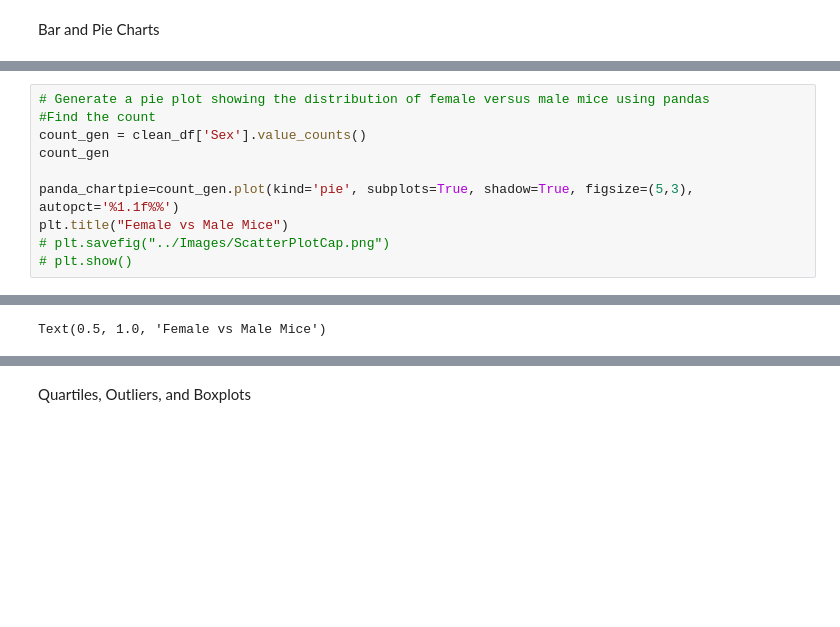
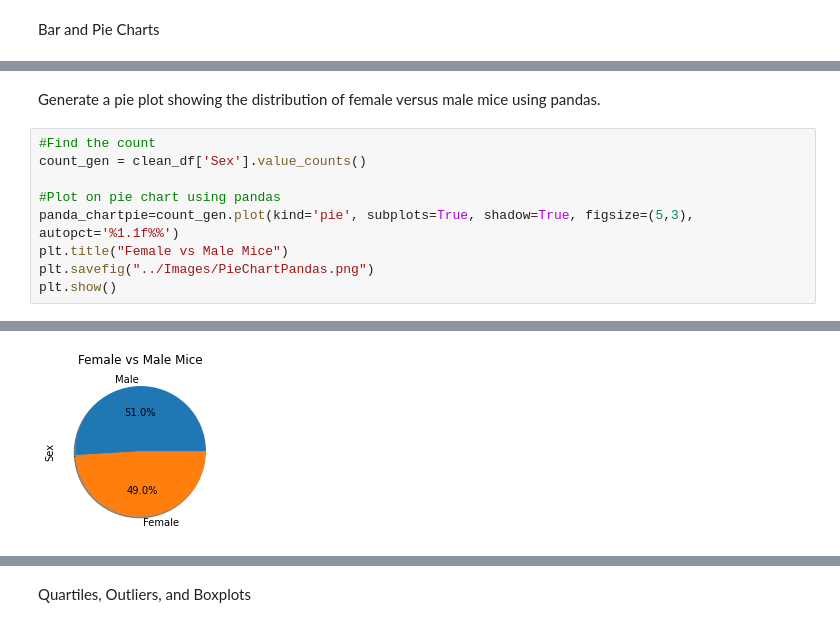
Before and after one commit to jrosedavis/Matplotlib-Challenge, a Jupyter notebook: Pymaceuticals/main HW5.ipynb, the cells around one changed output, grey strips where cells are left out. Drawn from its saved outputs; the diff is of its cells as text; blank space fills up the shorter version.

```diff
--- a/Pymaceuticals/main HW5.ipynb
+++ b/Pymaceuticals/main HW5.ipynb
@@ -196,11 +179,12 @@ plt.show()
+# %% [markdown]
+Generate a pie plot showing the distribution of female versus male mice using pandas.
 # %%
-# Generate a pie plot showing the distribution of female versus male mice using pandas
 #Find the count
 count_gen = clean_df['Sex'].value_counts()
-count_gen
 
+#Plot on pie chart using pandas
 panda_chartpie=count_gen.plot(kind='pie', subplots=True, shadow=True, figsize=(5,3), autopct='%1.1f%%')
 plt.title("Female vs Male Mice")
-# plt.savefig("../Images/ScatterPlotCap.png")
-# plt.show()
+plt.savefig("../Images/PieChartPandas.png")
+plt.show()
 # %% [output]
@@ -209 +191 @@ plt.title("Female vs Male Mice")
-Text(0.5, 1.0, 'Female vs Male Mice')
+[figure, added]
```
Also changed, not shown: parts of 29 cells of this notebook, 9 other files.
